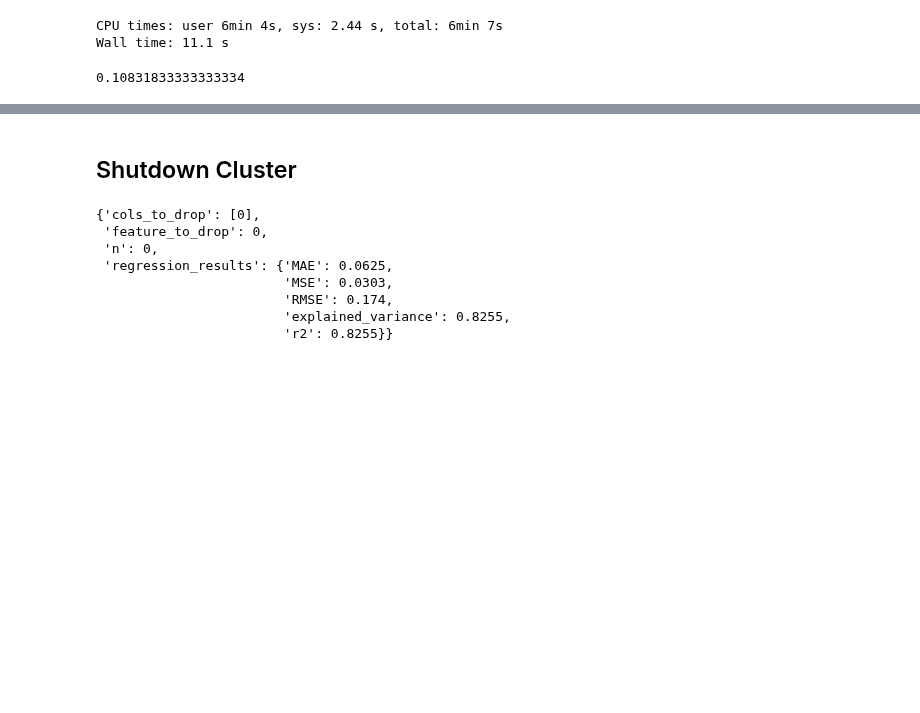
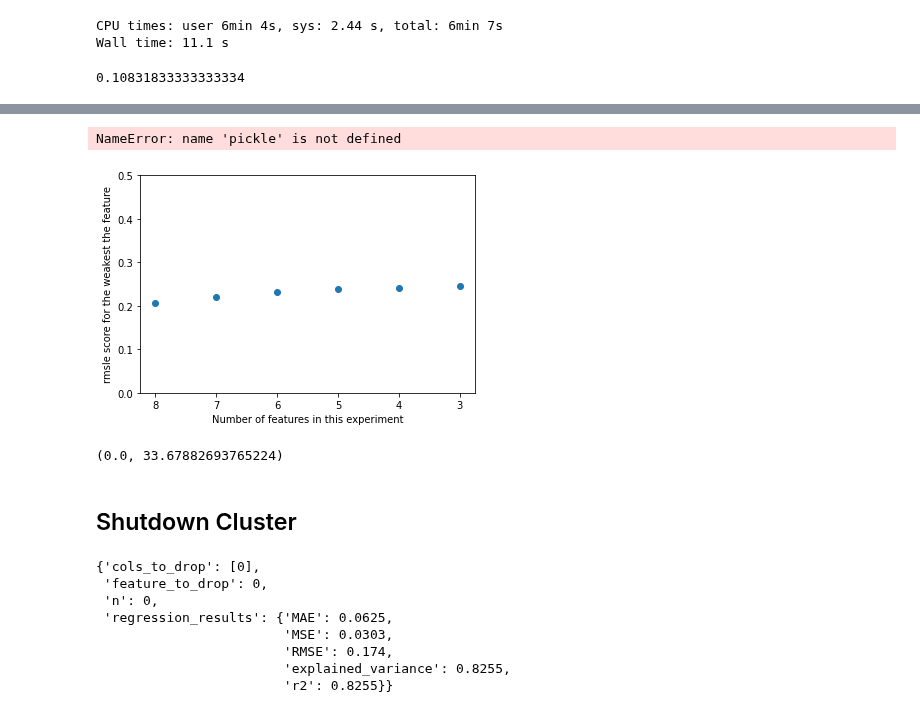
Before and after one commit to sheecegardezi/uncoverml, a Jupyter notebook: notebook/backup/Feature Ranking.ipynb, the cells around one changed output, grey strips where cells are left out. Cells and saved outputs as stored; diff of their text form; code cells hidden in the pictures; blank space fills up the shorter version.

```diff
--- a/notebook/backup/Feature Ranking.ipynb
+++ b/notebook/backup/Feature Ranking.ipynb
@@ -299,31 +309,31 @@ def find_least_important_feature(X, y):
 # %%
 %%time
-
-df = pd.read_csv('../../data/input_dataset.csv')
 
 X = df.drop("target",axis=1)   # Feature Matrix
 y = df["target"]
 
-min_features_required = 43
+min_features_required = 2
 complete_result = {}
-results = []
+results = {}
 
 current_total_feature = X.shape[1]
 complete_result[current_total_feature] = {}
 
-lowest_score,lowest_feature = find_least_important_feature(X,y)
-lowest_score,lowest_feature
-results.append((lowest_score,lowest_feature))
-print(lowest_score,lowest_feature)
+count = 1
+print("Staring experiment for: ",X.shape[1]," features")
+results[current_total_feature] = find_least_important_feature(X,y)
+print("Results of ",str(count)," iteration:",results[current_total_feature]["lowest_score"],results[current_total_feature]["lowest_feature"])
 
-current_X = X.drop(lowest_feature,axis=1)
-current_total_feature = X.shape[1]
+current_X = X.drop(results[current_total_feature]["lowest_feature"],axis=1)
+current_total_feature = current_X.shape[1]
 
+count = 2
 while(current_total_feature>min_features_required):
+    print("Staring experiment for: ",current_total_feature)
+    results[current_total_feature] = find_least_important_feature(current_X,y)
+    print("Results of ",str(count)," iteration:",results[current_total_feature]["lowest_score"],results[current_total_feature]["lowest_feature"])
+    current_X = current_X.drop(results[current_total_feature]["lowest_feature"],axis=1)
+    current_total_feature = current_X.shape[1]
 
-    lowest_score,lowest_feature = find_least_important_feature(current_X,y)
-    results.append((lowest_score,lowest_feature))
-    current_X = current_X.drop(lowest_feature,axis=1)
-    current_total_feature = current_X.shape[1]
-    print(lowest_score,lowest_feature)
+    count = count + 1
 # %% [output]
@@ -346,0 +357,11 @@ Wall time: 5min 53s
+# %%
+# open a file, where you ant to store the data
+file = open('results_rfrcv', 'wb')
+
+# dump information to that file
+pickle.dump(results, file)
+
+# close the file
+file.close()
+# %% [output]
+NameError: name 'pickle' is not defined
@@ -347,3 +370,26 @@ Wall time: 5min 53s
+# %%
+import matplotlib.pyplot as plt
+
+plot_1_data = []
+for exp_no in results.keys():
+        plot_1_data.append((exp_no,results[exp_no]["lowest_score"]))
+
+plt.scatter(*zip(*plot_1_data))
+plt.gca().invert_xaxis()
+plt.ylim(0,0.5)
+plt.xlabel("Number of features in this experiment")
+plt.ylabel("rmsle score for the weakest the feature")
+plt.show()
+# %% [output]
+[figure, added]
+# %%
+# rmsle approches zero for correctness
+from sklearn.metrics import mean_squared_log_error
+y_true = [3, 8, 0, 0]
+y_pred = [1, 2, 99999, 1]
+mean_squared_log_error(y_pred, y_pred),mean_squared_log_error(y_pred, y_true)
+# %% [output]
+(0.0, 33.67882693765224)
 # %% [markdown]
 ## Shutdown Cluster
 # %%
```
Also changed, not shown: parts of 6 cells of this notebook, 1 other file.
